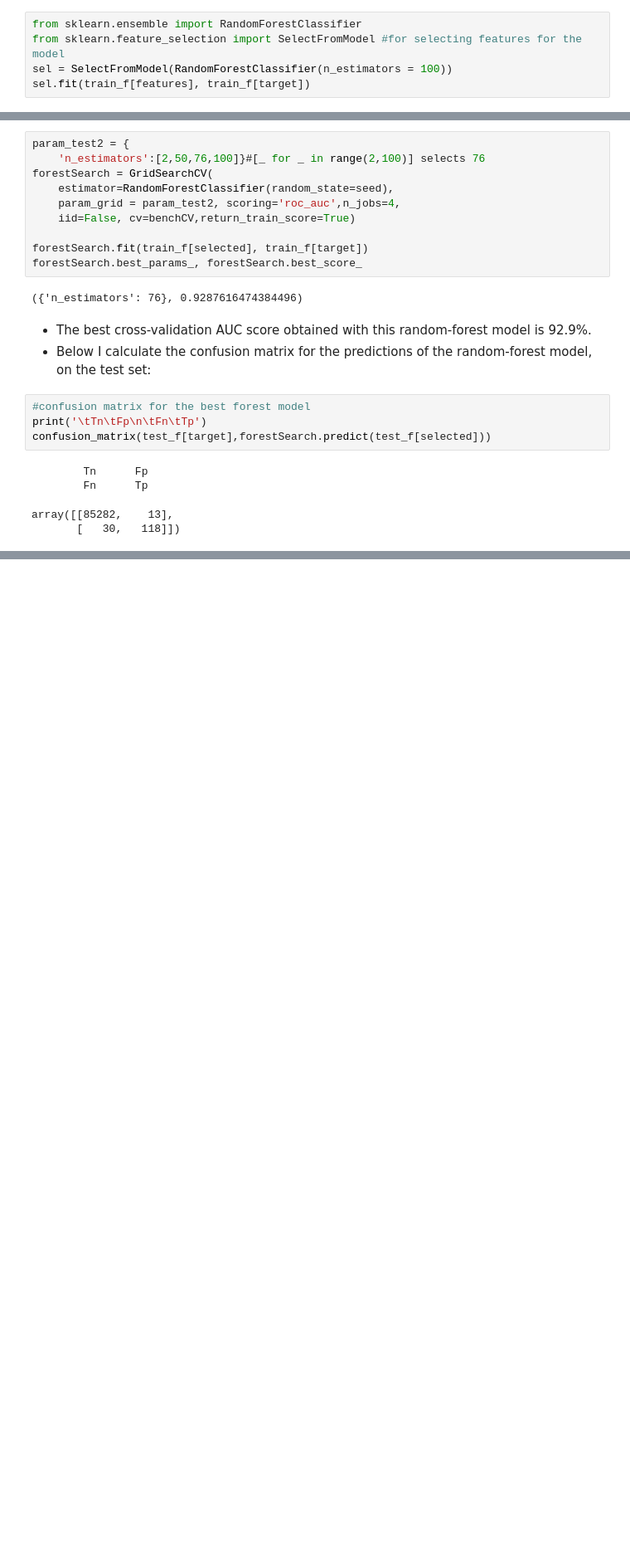
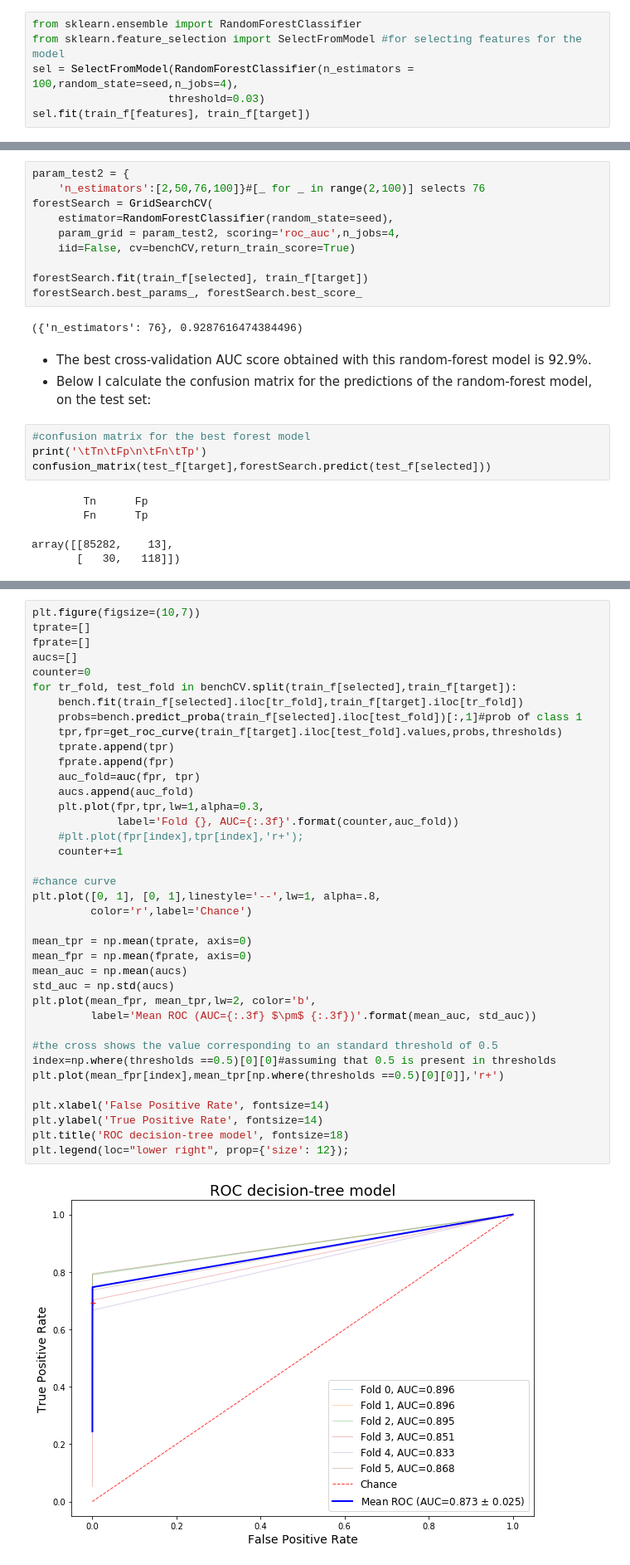
Before and after one commit to leoEspin/CHDI, a Jupyter notebook: CHDI dataset.ipynb, the cells around one changed output, grey strips where cells are left out. Shown at 83% size. Saved outputs shown, nothing was run; the diff lists cells and outputs as text; blank space fills up the shorter version.

Commit message:
added feature sensitivity analysis and an ROC comparison for both models

```diff
--- a/CHDI dataset.ipynb
+++ b/CHDI dataset.ipynb
@@ -307,7 +311,8 @@ array([[85275,    20],
 # %%
 from sklearn.ensemble import RandomForestClassifier
 from sklearn.feature_selection import SelectFromModel #for selecting features for the model
-sel = SelectFromModel(RandomForestClassifier(n_estimators = 100))
+sel = SelectFromModel(RandomForestClassifier(n_estimators = 100,random_state=seed,n_jobs=4),
+                     threshold=0.03)
 sel.fit(train_f[features], train_f[target])
 # %% [output]
 SelectFromModel(estimator=RandomForestClassifier(bootstrap=True, class_weight=None, criterion='gini',
@@ -371,0 +378,40 @@ thresholds=np.linspace(0,1,15)
+# %%
+plt.figure(figsize=(10,7))
+tprate=[]
+fprate=[]
+aucs=[]
+counter=0
+for tr_fold, test_fold in benchCV.split(train_f[selected],train_f[target]):
+    bench.fit(train_f[selected].iloc[tr_fold],train_f[target].iloc[tr_fold])
+    probs=bench.predict_proba(train_f[selected].iloc[test_fold])[:,1]#prob of class 1
+    tpr,fpr=get_roc_curve(train_f[target].iloc[test_fold].values,probs,thresholds)
+    tprate.append(tpr)
+    fprate.append(fpr)
+    auc_fold=auc(fpr, tpr)
+    aucs.append(auc_fold)
+    plt.plot(fpr,tpr,lw=1,alpha=0.3,
+             label='Fold {}, AUC={:.3f}'.format(counter,auc_fold))
+    #plt.plot(fpr[index],tpr[index],'r+');
+    counter+=1
+
+#chance curve
+plt.plot([0, 1], [0, 1],linestyle='--',lw=1, alpha=.8,
+         color='r',label='Chance')
+
+mean_tpr = np.mean(tprate, axis=0)
+mean_fpr = np.mean(fprate, axis=0)
+mean_auc = np.mean(aucs)
+std_auc = np.std(aucs)
+plt.plot(mean_fpr, mean_tpr,lw=2, color='b',
+         label='Mean ROC (AUC={:.3f} $\pm$ {:.3f})'.format(mean_auc, std_auc))
+
+#the cross shows the value corresponding to an standard threshold of 0.5
+index=np.where(thresholds ==0.5)[0][0]#assuming that 0.5 is present in thresholds
+plt.plot(mean_fpr[index],mean_tpr[np.where(thresholds ==0.5)[0][0]],'r+')
+
+plt.xlabel('False Positive Rate', fontsize=14)
+plt.ylabel('True Positive Rate', fontsize=14)
+plt.title('ROC decision-tree model', fontsize=18)
+plt.legend(loc="lower right", prop={'size': 12});
+# %% [output]
+[figure, added]
```
Also changed, not shown: parts of 17 cells of this notebook.
